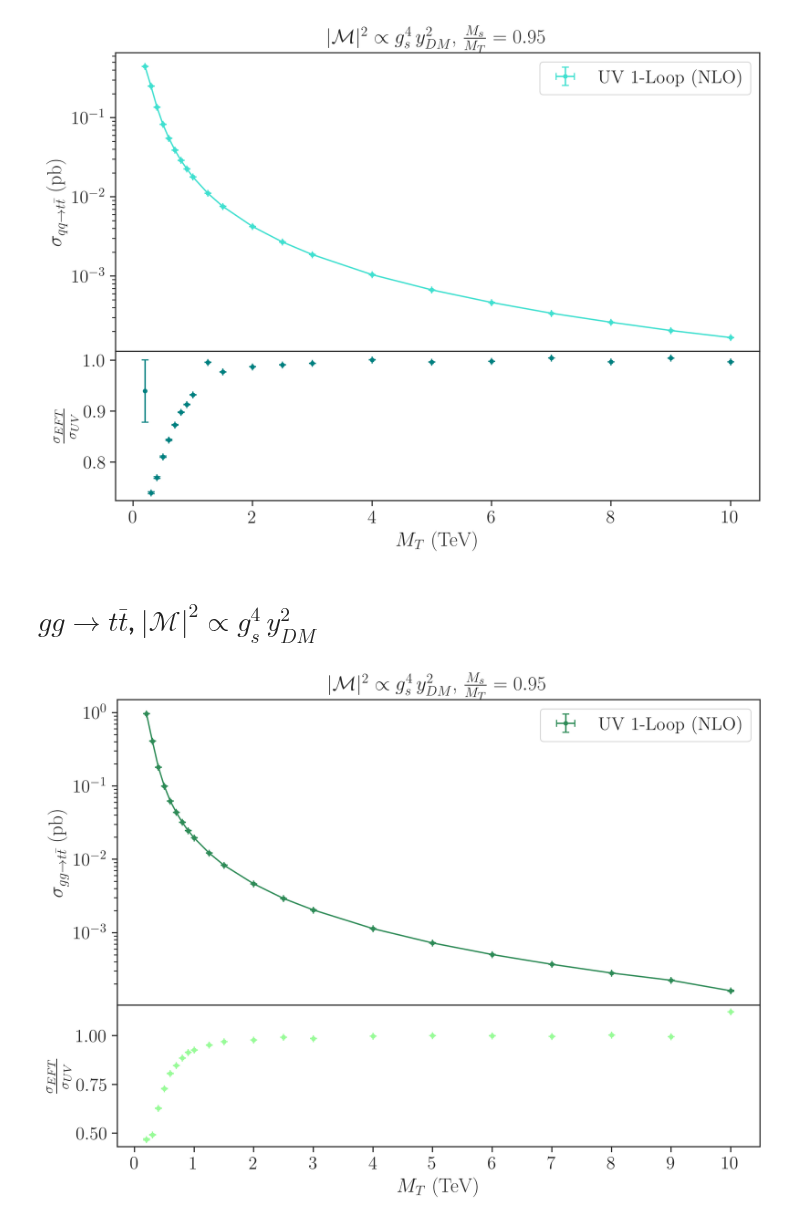
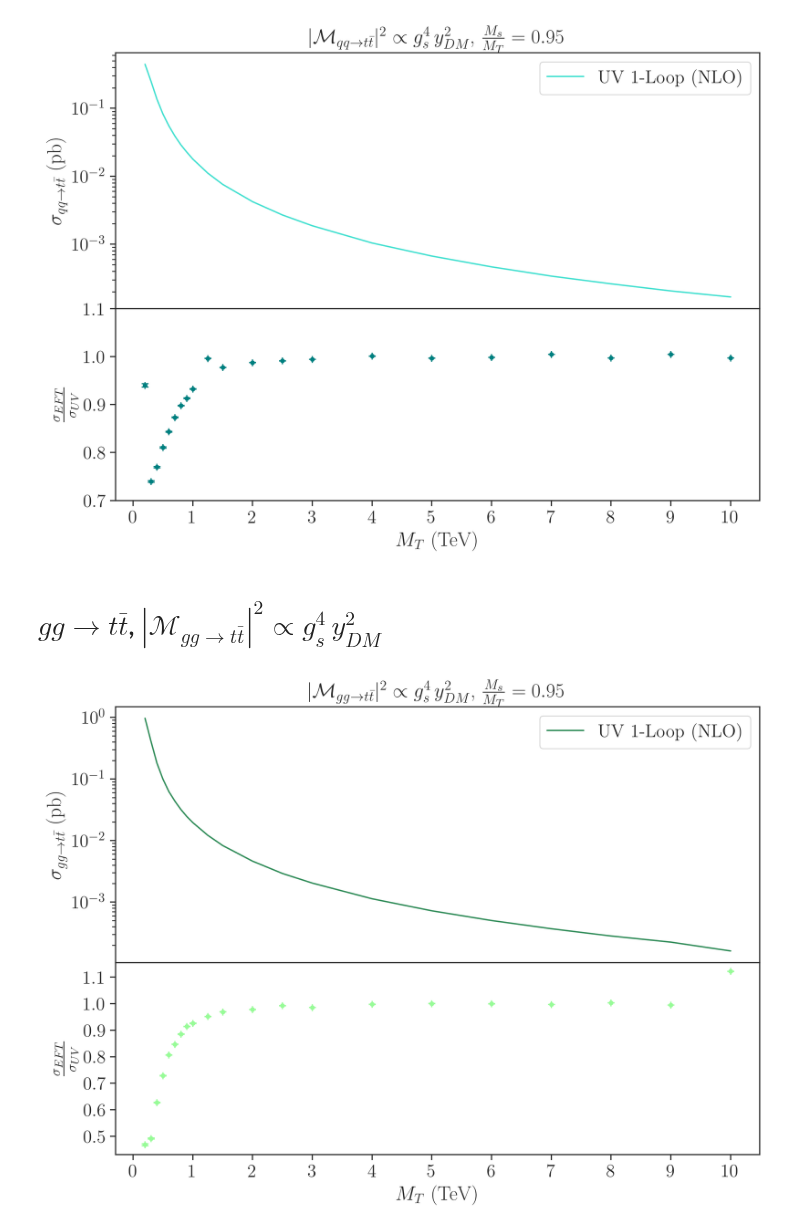
Before and after one commit to viniciusrocca/EFT_ToyModel, a Jupyter notebook: Plots/EFT_NLO_Comparison.ipynb, the cells around one changed output. Cells and saved outputs as stored; diff of their text form; code cells hidden in the pictures.

Commit message:
Updating the Graphs

```diff
--- a/Plots/EFT_NLO_Comparison.ipynb
+++ b/Plots/EFT_NLO_Comparison.ipynb
@@ -37,7 +37,7 @@ eft_u_cs = [(1.669e-4,1.796e-7), (2.062e-4,2.829e-7), (2.602e-4,3.329e-7),
             (4.168e-3,3.817e-6), (7.412e-3,9.328e-6), (1.1067e-2,1.245e-5),
             (1.667e-2,1.541e-5), (2.059e-2,2.015e-5),
            (2.603e-2, 2.828e-5), (3.405e-2,3.448e-5), (4.634e-2,3.409e-5), (6.677e-2,6.8e-5),
-           (1.043e-1,1.079e-4), (1.852e-1,1.776e-4), (4.165e-1,406e-4)] #pb
+           (1.043e-1,1.079e-4), (1.852e-1,1.776e-4), (0.4167,0.0004407)] #pb
 
 uv_u_cs = [(1.674e-04,6.0e-07), (2.053e-4,8.5e-7), (2.610e-4, 1.1e-6),
           (3.392e-4,1.4e-6), (4.641e-4,1.3e-6), (6.688e-4,2.8e-6), (1.041e-3, 4.3e-6),
@@ -70,19 +70,19 @@ pts_u_uv = np.array(pts_u_uv)
 err_u_uv = np.array(err_u_uv)
 # %%
 fig = plt.figure(figsize = [10,7], dpi = 300)
-gs = fig.add_gridspec(2,1, hspace=0, height_ratios=[8, 4])
+gs = fig.add_gridspec(2,1, hspace=0, height_ratios=[8, 6])
 axs = gs.subplots(sharex=True)
 
 #Gráfico principal
 #axs[0].errorbar(m_psiT,pts_u_eft,err_u_eft, 0, 'o', ms = 3.0, capsize=3,
  #               color = 'royalblue', label = 'EFT' )
 axs[0].plot(m_psiT,pts_u_uv, ms = 3.0,
-                color = 'Turquoise')
-axs[0].errorbar(m_psiT,pts_u_uv,err_u_uv,0, 'o', ms = 3.0, capsize=3,
-               color = 'Turquoise', label = 'UV 1-Loop (NLO)' )
+                color = 'Turquoise', label = 'UV 1-Loop (NLO)')
+#axs[0].errorbar(m_psiT,pts_u_uv,err_u_uv,0, 'o', ms = 3.0, capsize=3,
+ #              color = 'Turquoise', label = 'UV 1-Loop (NLO)' )
 axs[0].set_ylabel(r'$\sigma_{qq\to t\bar{t}}$ (pb)')
 axs[0].legend()
-axs[0].set_title(r'$|\mathcal{M}|^2 \propto g_s^4 \, y_{DM}^2$, $\frac{M_s}{M_T} = 0.95$ ')
+axs[0].set_title(r'$|\mathcal{M}_{qq\to t \bar{t}}|^2 \propto g_s^4 \, y_{DM}^2$, $\frac{M_s}{M_T} = 0.95$ ')
 axs[0].set_yscale('log')
 
 
@@ -92,27 +92,28 @@ err = np.sqrt(pts_u_eft*(err_u_uv/pts_u_uv)**2 + (1/pts_u_uv) * err_u_eft**2)
 axs[1] = plt.subplot(gs[1])
 axs[1].errorbar(m_psiT,diff,err,0, 'o', ms = 3.0, capsize=3,
                 color = 'teal', label = 'EFT - UV 1-Loop' )
-#axs[1].axhline(y=0.1, color='k', linestyle='--')
+#axs[1].axhline(y=1, color='k',alpha = 0.5, linestyle='--')
 #axs[1].axhline(y=-0.1, color='k', linestyle='--')
 axs[1].set_ylabel(r'$\frac{\sigma_{EFT}}{\sigma_{UV}}$')
 #axs[1].set_ylim([-1,1])
+axs[1].set_yticks(np.arange(0.7, 1.2,0.1))
 
 #axs[1].set_yscale('log')
 
 
 plt.xlabel(r'$M_{T}$ (TeV)')
-#plt.xticks(np.arange(0,11,1))
+plt.xticks(np.arange(0,11,1))
 
 plt.savefig('/home/vinicius/TeXProjects/Qualification_Text/qq2ttbar_CS.png')
 plt.show()
 # %% [output]
-[figure, old version]
+[figure, new version]
 # %% [markdown]
-# $ g g\to t \bar{t}$, $|\mathcal{M}|^2 \propto g_s^4 \, y_{DM}^2$
+# $ g g\to t \bar{t}$, $|\mathcal{M}_{gg\to t \bar{t}}|^2 \propto g_s^4 \, y_{DM}^2$
 # %%
 #data
 
-eft_g_cs = [(0.00018092,2.56e-07), (0.000223,2.348e-07), (0.0002826,2.487e-07), (0.0003686,3.82e-07),
+eft_g_cs = [(0.0001808,1.847e-07), (0.000223,2.348e-07), (0.0002826,2.487e-07), (0.0003686,3.82e-07),
            (0.0005025,5.449e-07), (0.0007234,9.169e-07), (0.001131,1.095e-06), (0.002007,2.008e-06),
            (0.002897,3.084e-06), (0.004522,6.208e-06), (0.008041,1.199e-05), (0.01159,9.141e-06),
             (0.01811,2.672e-05), (0.02241,2.79e-05), (0.02829,2.256e-05),
@@ -149,42 +150,43 @@ pts_g_uv = np.array(pts_g_uv)
 err_g_uv = np.array(err_g_uv)
 # %%
 fig = plt.figure(figsize = [10,7], dpi = 300)
-gs = fig.add_gridspec(2,1, hspace=0, height_ratios=[8, 3.7])
+gs = fig.add_gridspec(2,1, hspace=0, height_ratios=[8, 6])
 axs = gs.subplots(sharex=True)
 
 #Gráfico principal
 #axs[0].errorbar(m_psiT3,pts_g_eft,err_g_eft, 0, 'o', ms = 3.0, capsize=3,
  #               color = 'brown', label = 'EFT' )
-axs[0].errorbar(m_psiT3,pts_g_uv,err_g_uv,0, 'o', ms = 3.0, capsize=3,
-                color = 'seagreen', label = 'UV 1-Loop (NLO)' )
+#axs[0].errorbar(m_psiT3,pts_g_uv,err_g_uv,0, 'o', ms = 3.0, capsize=3,
+ #               color = 'seagreen', label = 'UV 1-Loop (NLO)' )
 axs[0].plot(m_psiT3,pts_g_uv, ms = 3.0,
-                color = 'seagreen')
+                color = 'seagreen' , label = 'UV 1-Loop (NLO)')
 axs[0].set_ylabel(r'$\sigma_{gg\to t\bar{t}}$ (pb)')
 axs[0].legend()
-axs[0].set_title(r'$|\mathcal{M}|^2 \propto g_s^4 \, y_{DM}^2$, $\frac{M_s}{M_T} = 0.95$   ')
+axs[0].set_title(r'$|\mathcal{M}_{gg\to t \bar{t}}|^2 \propto g_s^4 \, y_{DM}^2$, $\frac{M_s}{M_T} = 0.95$   ')
 axs[0].set_yscale('log')
 
 
 #Gráfico de resíduos
 diff1 = (pts_g_eft )/pts_g_uv
 err1 = np.sqrt(pts_g_eft*(err_g_uv/pts_g_uv)**2 + (1/pts_g_uv) * err_g_eft**2)
 axs[1] = plt.subplot(gs[1])
 axs[1].errorbar(m_psiT3,diff1,err1,0, 'o', ms = 3.0, capsize=3,
                 color = 'palegreen', label = 'EFT - UV 1-Loop' )
 #axs[1].plot(m_psiT3,diff1,
  #               color = 'palegreen', label = 'EFT - UV 1-Loop' )
-#axs[1].axhline(y=0.1, color='k', linestyle='--')
+#axs[1].axhline(y=1, color='k',alpha = 0.5, linestyle='--')
 #axs[1].axhline(y=-0.1, color='k', linestyle='--')
 axs[1].set_ylabel(r'$\frac{\sigma_{EFT}}{\sigma_{UV}}$')
 #axs[1].set_ylim([-1,1])
+axs[1].set_yticks(np.arange(0.5, 1.2,0.1))
 
 #axs[1].set_yscale('log')
 
 
 plt.xlabel(r'$M_{T}$ (TeV)')
 plt.xticks(np.arange(0,11,1))
 
 plt.savefig('/home/vinicius/TeXProjects/Qualification_Text/gg2ttbar_CS.png')
 plt.show()
 # %% [output]
-[figure, old version]
+[figure, new version]
```
Also changed, not shown: parts of 1 cell of this notebook.
